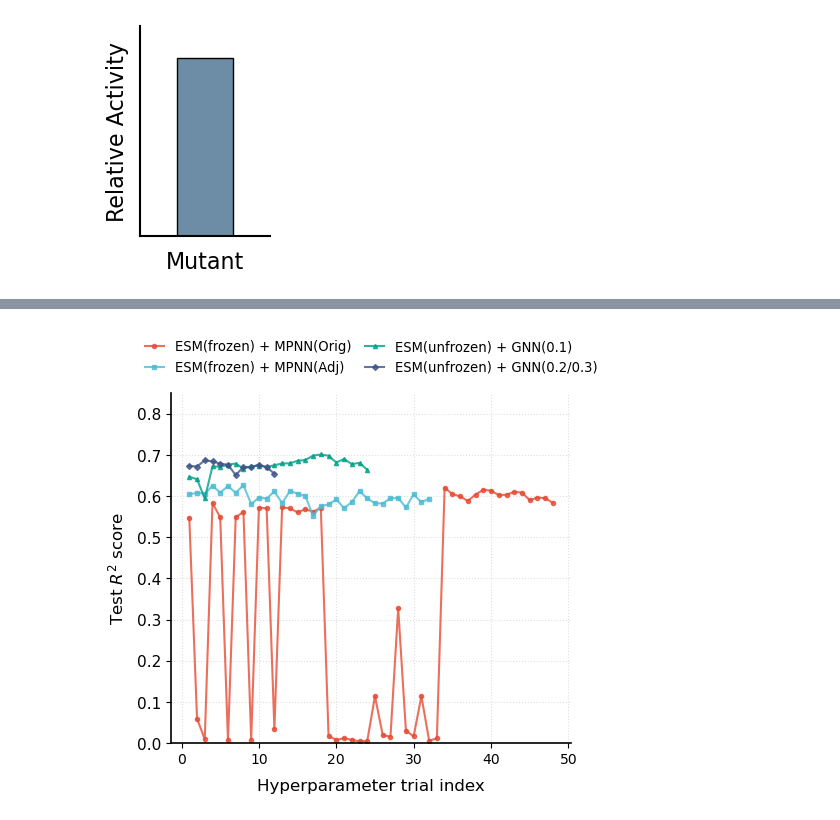
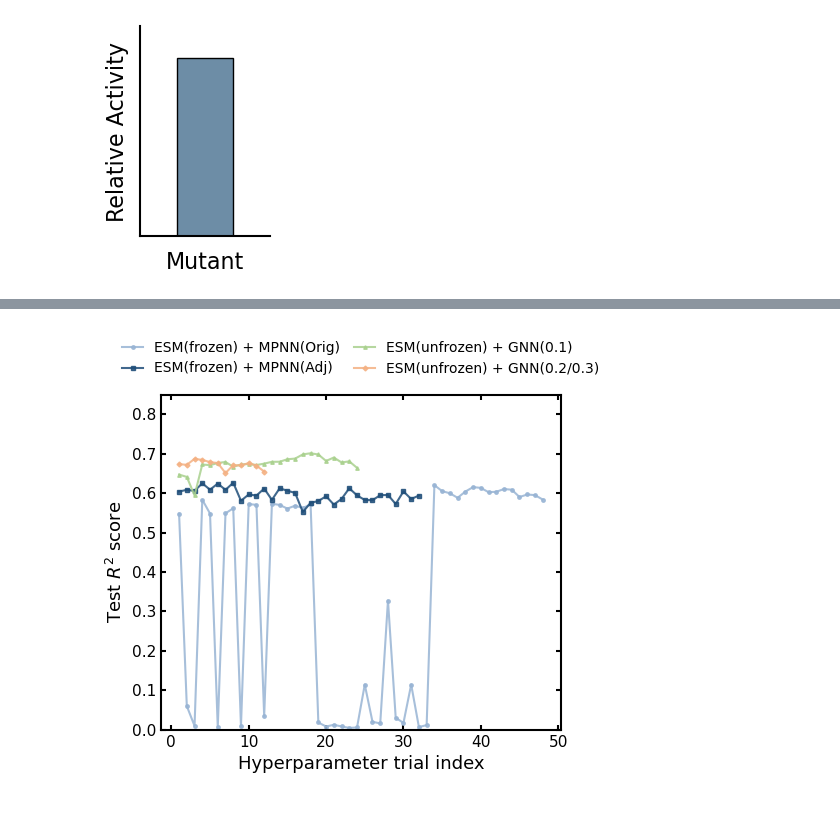
Before and after one commit to ZWR0/Interkcat, a Jupyter notebook: Codes/Figure.ipynb, the cells around one changed output, grey strips where cells are left out. Cells and saved outputs as stored; diff of their text form; code cells hidden in the pictures.

```diff
--- a/Codes/Figure.ipynb
+++ b/Codes/Figure.ipynb
@@ -373,62 +257,57 @@ plt.rcParams.update({
     'font.sans-serif': ['Arial', 'Helvetica', 'DejaVu Sans'],
     'pdf.fonttype': 42,
     'ps.fonttype': 42,
-    'axes.labelsize': 12,
-    'xtick.labelsize': 10,
+    'axes.labelsize': 13,
+    'xtick.labelsize': 11,
     'ytick.labelsize': 11,
-    'axes.linewidth': 1.2,
+    'axes.linewidth': 1.5,
     'lines.linewidth': 1.5,
+    'xtick.direction': 'in',
+    'ytick.direction': 'in',
+    'xtick.major.width': 1.5,
+    'ytick.major.width': 1.5,
 })
 
+# Data
 file_path = "./Interkcat/hyperparameters.xlsx"
 try:
     df_hyper = pd.read_excel(file_path, header=2)
 except:
     df_hyper = pd.read_csv("hyperparameters.xlsx - Sheet1.csv", header=2)
 
 group1 = pd.to_numeric(df_hyper['TEST_R2'].dropna(), errors='coerce').dropna()
 group2 = pd.to_numeric(df_hyper['TEST_R2.1'].dropna(), errors='coerce').dropna()
 group3 = pd.to_numeric(df_hyper[df_hyper['Dropout_rate'] == 0.1]['TEST_R2.2'].dropna(), errors='coerce').dropna()
 group4 = pd.to_numeric(df_hyper[df_hyper['Dropout_rate.1'].isin([0.2, 0.3])]['TEST_R2.3'].dropna(), errors='coerce').dropna()
 
+
 fig, ax = plt.subplots(figsize=(5, 5))
-colors = ['#E64B35', '#4DBBD5', '#00A087', '#3C5488']
+
+colors = ['#98B4D4', '#1F4E79', '#A9D18E', '#F4B183']
 markers = ['o', 's', '^', 'D']
 labels = ['ESM(frozen) + MPNN(Orig)',
           'ESM(frozen) + MPNN(Adj)',
           'ESM(unfrozen) + GNN(0.1)',
           'ESM(unfrozen) + GNN(0.2/0.3)']
 
 for i, g in enumerate([group1, group2, group3, group4]):
-    ax.plot(range(1, len(g)+1), g, marker=markers[i], markersize=3,
-            linestyle='-', color=colors[i], alpha=0.8, label=labels[i])
+    ax.plot(range(1, len(g)+1), g, marker=markers[i], markersize=2.5,
+            linestyle='-', color=colors[i], alpha=0.85, label=labels[i])
 
-ax.set_xlabel('Hyperparameter trial index', labelpad=8)
-ax.set_ylabel('Test $R^2$ score', labelpad=8)
+ax.set_xlabel('Hyperparameter trial index')
+ax.set_ylabel('Test $R^2$ score')
 ax.set_ylim(0.0, 0.85)
-
-ax.spines['top'].set_visible(False)
-ax.spines['right'].set_visible(False)
-
-ax.grid(True, linestyle=':', alpha=0.4)
-
-# ==========================================
-# 关键修改区域：优化图例布局，防止重叠
-# ==========================================
-# 将图例移至图表正上方 (bbox_to_anchor=(0.5, 1.02))
-# 使用 ncol=2 分两列，并稍微缩小字体和列间距(columnspacing)以适应画布宽度
+ax.tick_params(top=True, right=True, direction='in')
 ax.legend(loc='lower center', bbox_to_anchor=(0.5, 1.02),
-          frameon=False, fontsize=9.5, ncol=2,
+          frameon=False, fontsize=10, ncol=2,
           handlelength=1.5, columnspacing=1.0)
 
-# 使用 subplots_adjust 替代 tight_layout，防止外部图例被裁剪
-plt.subplots_adjust(top=0.85, bottom=0.15, left=0.15, right=0.95)
 
-# 保存图片，bbox_inches='tight' 会自动将外部的图例包裹进最终生成的图片中
-plt.savefig('./Interkcat/Figure/F3_B.png', dpi=300, bbox_inches='tight', transparent=True)
+plt.subplots_adjust(top=0.82, bottom=0.15, left=0.15, right=0.95)
+# plt.savefig('./Interkcat/Figure/F3_B.png', dpi=300, bbox_inches='tight', transparent=True)
 plt.show()
 # %% [output]
-[figure, old version]
+[figure, new version]
 # %%
 import pandas as pd
 import numpy as np
```
Also changed, not shown: parts of 9 cells of this notebook.
